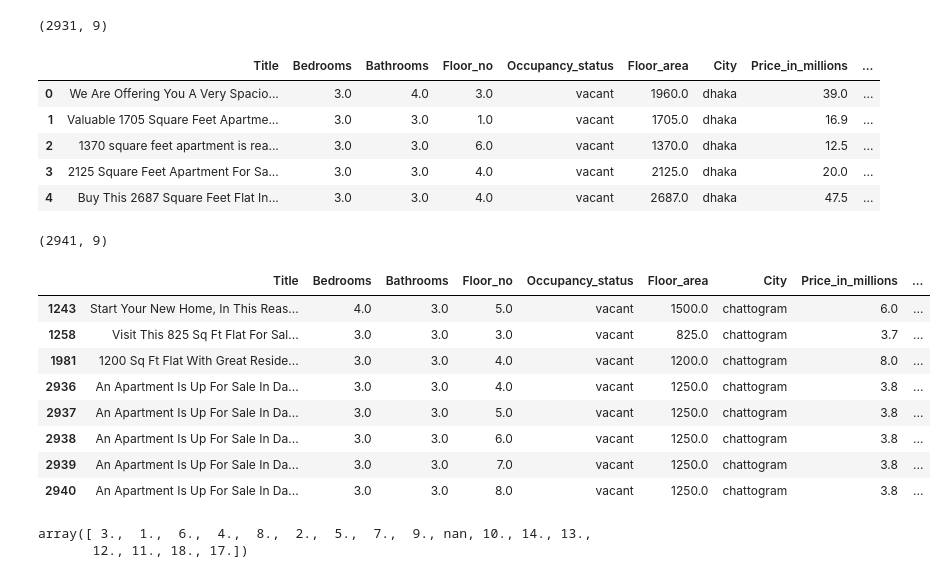
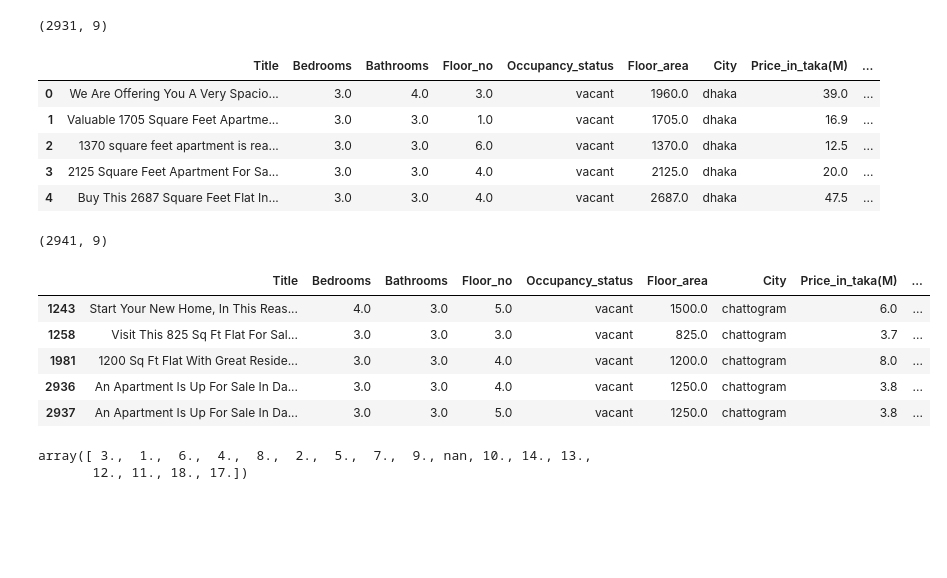
Before and after one commit to ishuu19/My_Practice, a Jupyter notebook: dhaka-bangladesh-rent-analysis.ipynb, the cells around one changed output. Drawn from its saved outputs; the diff is of its cells as text; code cells hidden in the pictures; blank space fills up the shorter version.

```diff
--- a/dhaka-bangladesh-rent-analysis.ipynb
+++ b/dhaka-bangladesh-rent-analysis.ipynb
@@ -128,7 +128,7 @@ data['Price_in_taka'] = data['Price_in_taka'].str.replace(',', '').str.replace('
 # %%
 data['Price_in_taka'] = data['Price_in_taka'] / 1_000_000
 # %%
-data.rename(columns={'Price_in_taka': 'Price_in_millions'}, inplace=True)
+data.rename(columns={'Price_in_taka': 'Price_in_taka(M)'}, inplace=True)
 # %%
 data.head()
 # %% [output]
@@ -217,7 +217,7 @@ data['Floor_no'] = pd.to_numeric(data['Floor_no'], errors='coerce')
 # %%
 data.head()
 # %% [output]
-|  | Title | Bedrooms | Bathrooms | Floor_no | Occupancy_status | Floor_area | City | Price_in_millions | ... |
+|  | Title | Bedrooms | Bathrooms | Floor_no | Occupancy_status | Floor_area | City | Price_in_taka(M) | ... |
 | 0 | We Are Offering You A Very Spacio... | 3.0 | 4.0 | 3.0 | vacant | 1960.0 | dhaka | 39.0 | ... |
 | 1 | Valuable 1705 Square Feet Apartme... | 3.0 | 3.0 | 1.0 | vacant | 1705.0 | dhaka | 16.9 | ... |
 | 2 | 1370 square feet apartment is rea... | 3.0 | 3.0 | 6.0 | vacant | 1370.0 | dhaka | 12.5 | ... |
@@ -228,17 +228,14 @@ data.shape
 # %% [output]
 (2941, 9)
 # %%
-data[data['Location']=='Dakshin Kattali, 11 No. South Kattali Ward']
+data[data['Location']=='Dakshin Kattali, 11 No. South Kattali Ward'].head(5)
 # %% [output]
-|  | Title | Bedrooms | Bathrooms | Floor_no | Occupancy_status | Floor_area | City | Price_in_millions | ... |
+|  | Title | Bedrooms | Bathrooms | Floor_no | Occupancy_status | Floor_area | City | Price_in_taka(M) | ... |
 | 1243 | Start Your New Home, In This Reas... | 4.0 | 3.0 | 5.0 | vacant | 1500.0 | chattogram | 6.0 | ... |
 | 1258 | Visit This 825 Sq Ft Flat For Sal... | 3.0 | 3.0 | 3.0 | vacant | 825.0 | chattogram | 3.7 | ... |
 | 1981 | 1200 Sq Ft Flat With Great Reside... | 3.0 | 3.0 | 4.0 | vacant | 1200.0 | chattogram | 8.0 | ... |
 | 2936 | An Apartment Is Up For Sale In Da... | 3.0 | 3.0 | 4.0 | vacant | 1250.0 | chattogram | 3.8 | ... |
 | 2937 | An Apartment Is Up For Sale In Da... | 3.0 | 3.0 | 5.0 | vacant | 1250.0 | chattogram | 3.8 | ... |
-| 2938 | An Apartment Is Up For Sale In Da... | 3.0 | 3.0 | 6.0 | vacant | 1250.0 | chattogram | 3.8 | ... |
-| 2939 | An Apartment Is Up For Sale In Da... | 3.0 | 3.0 | 7.0 | vacant | 1250.0 | chattogram | 3.8 | ... |
-| 2940 | An Apartment Is Up For Sale In Da... | 3.0 | 3.0 | 8.0 | vacant | 1250.0 | chattogram | 3.8 | ... |
 # %%
 data['Floor_no'].unique()
 # %% [output]
```
Also changed, not shown: parts of 16 cells of this notebook.
